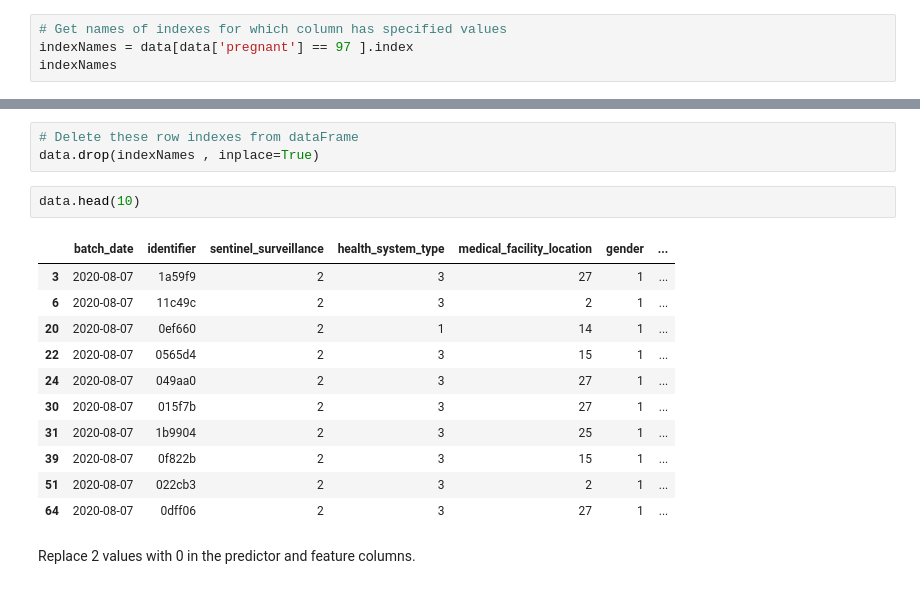
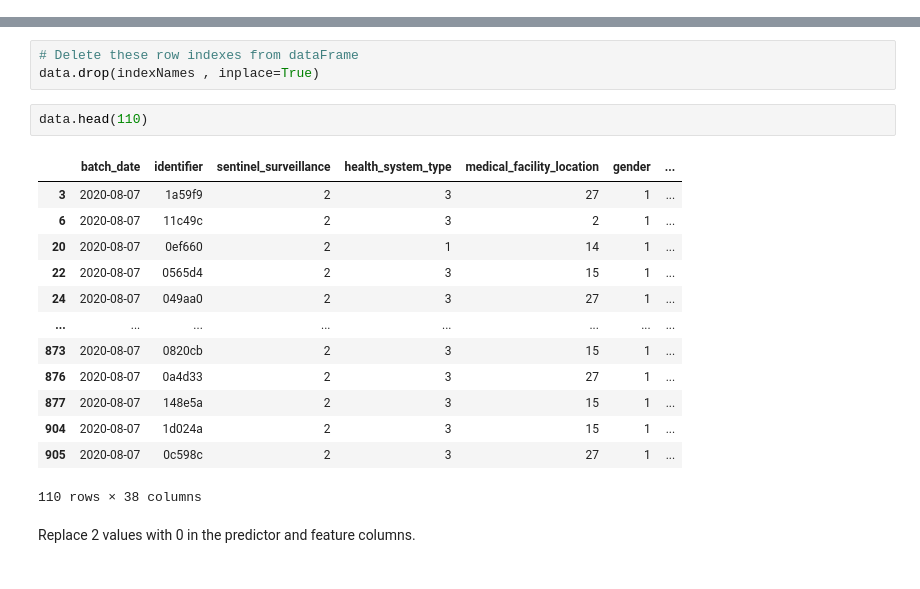
Before and after one commit to dimfoo/hackathon, a Jupyter notebook: High Risk COVID-19-Diagnosis-TEMPLATE.ipynb, the cells around one changed output, grey strips where cells are left out. Saved outputs shown, nothing was run; the diff lists cells and outputs as text.

Commit message:
Pregnant Update
Removed code for pregnant feature that removed records with 97 specified since it was determined that that accounted for males apparently.

```diff
--- a/High Risk COVID-19-Diagnosis-TEMPLATE.ipynb
+++ b/High Risk COVID-19-Diagnosis-TEMPLATE.ipynb
@@ -316,7 +319,3 @@ data.tail(10)
 | 1003639 | 2020-08-07 | 194639 | 1 | 12 | 30 | 1 | ... |
 | 1003640 | 2020-08-07 | 15ab98 | 2 | 12 | 9 | 2 | ... |
 | 1003641 | 2020-08-07 | 01b68a | 2 | 12 | 11 | 1 | ... |
-# %%
-# Get names of indexes for which column has specified values
-indexNames = data[data['pregnant'] == 97 ].index
-indexNames
@@ -416,19 +408,21 @@ Int64Index([  7222,  39647,  41084,  41817,  57127,  57909,  58984,  75213,
 # Delete these row indexes from dataFrame
 data.drop(indexNames , inplace=True)
 # %%
-data.head(10)
+data.head(110)
 # %% [output]
 |  | batch_date | identifier | sentinel_surveillance | health_system_type | medical_facility_location | gender | ... |
 | 3 | 2020-08-07 | 1a59f9 | 2 | 3 | 27 | 1 | ... |
 | 6 | 2020-08-07 | 11c49c | 2 | 3 | 2 | 1 | ... |
 | 20 | 2020-08-07 | 0ef660 | 2 | 1 | 14 | 1 | ... |
 | 22 | 2020-08-07 | 0565d4 | 2 | 3 | 15 | 1 | ... |
 | 24 | 2020-08-07 | 049aa0 | 2 | 3 | 27 | 1 | ... |
-| 30 | 2020-08-07 | 015f7b | 2 | 3 | 27 | 1 | ... |
-| 31 | 2020-08-07 | 1b9904 | 2 | 3 | 25 | 1 | ... |
-| 39 | 2020-08-07 | 0f822b | 2 | 3 | 15 | 1 | ... |
-| 51 | 2020-08-07 | 022cb3 | 2 | 3 | 2 | 1 | ... |
-| 64 | 2020-08-07 | 0dff06 | 2 | 3 | 27 | 1 | ... |
+| ... | ... | ... | ... | ... | ... | ... | ... |
+| 873 | 2020-08-07 | 0820cb | 2 | 3 | 15 | 1 | ... |
+| 876 | 2020-08-07 | 0a4d33 | 2 | 3 | 27 | 1 | ... |
+| 877 | 2020-08-07 | 148e5a | 2 | 3 | 15 | 1 | ... |
+| 904 | 2020-08-07 | 1d024a | 2 | 3 | 15 | 1 | ... |
+| 905 | 2020-08-07 | 0c598c | 2 | 3 | 27 | 1 | ... |
+110 rows × 38 columns
 # %% [markdown]
 Replace 2 values with 0 in the predictor and feature columns.
 # %%
```
Also changed, not shown: parts of 6 cells of this notebook.
